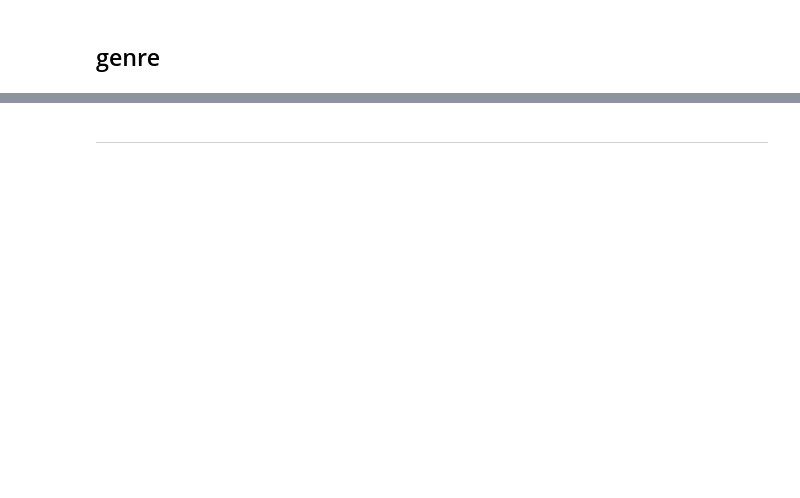
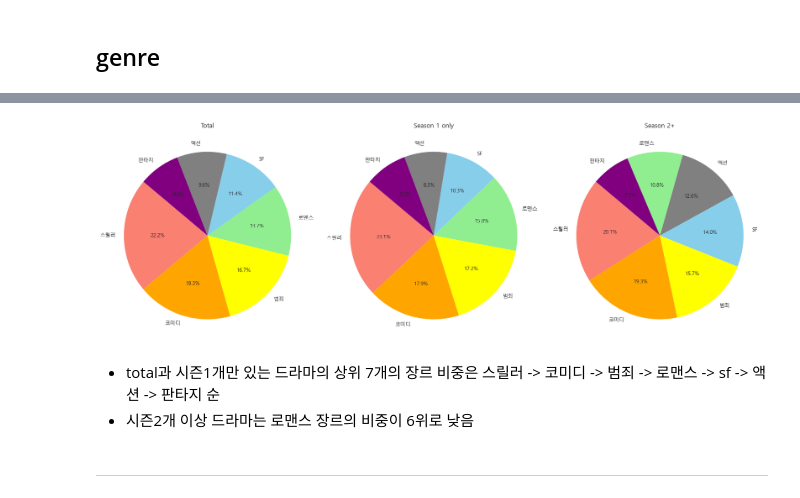
Before and after one commit to ML-project-3/ML_project, a Jupyter notebook: eda/s1s2_eda.ipynb, the cells around one changed output, grey strips where cells are left out. Saved outputs shown, nothing was run; the diff lists cells and outputs as text; code cells hidden in the pictures; blank space fills up the shorter version.

```diff
--- a/eda/s1s2_eda.ipynb
+++ b/eda/s1s2_eda.ipynb
@@ -491,12 +389,0 @@ Made in Europe: 20
-# %%
-# 장르
-genre = []
-for idx, row in df_2.iterrows():
-    tmp_list= row['genre'].split(', ')
-    for x in tmp_list:
-        genre.append(x)
-
-counts = Counter(genre)
-counts = sorted(counts.items(), key=lambda x: x[1], reverse=True)
-for element, count in counts[1:]:
-    print(f'{element}: {count}')
@@ -542,3 +392,55 @@ memory usage: 163.2+ KB
+# %%
+# 장르 분리 및 빈도 계산
+genre_counts = {}
+for df_temp, label in zip([df, df_1, df_2], ['df', 'df_1', 'df_2']):
+    all_genres = df_temp['genre'].str.split(', ').explode()
+    genre_counts[label] = Counter(all_genres)
+
+# 상위 7개 장르 선택
+top_7_genres = {}
+for label in ['df', 'df_1', 'df_2']:
+    top_7_genres[label] = genre_counts[label].most_common(7)
+
+# 색상 지정
+genre_colors = {
+    '스릴러': 'salmon',
+    '코미디': 'orange',
+    '범죄': 'yellow',
+    '로맨스': 'lightgreen',
+    'SF': 'skyblue',
+    '액션': 'gray',
+    '판타지': 'purple'
+}
+
+# 한글 폰트 설정
+font_path = 'C:/Windows/Fonts/malgun.ttf'  # Malgun Gothic 폰트 경로
+font_name = font_manager.FontProperties(fname=font_path).get_name()
+plt.rc('font', family=font_name)
+
+# 서브플롯 생성
+fig, axs = plt.subplots(1, 3, figsize=(18, 6))
+
+# 각 데이터프레임별로 파이 차트 그리기
+for i, label in enumerate(['df', 'df_1', 'df_2']):
+    top_7_genres_names = [genre for genre, count in top_7_genres[label]]
+    top_7_genres_counts = [count for genre, count in top_7_genres[label]]
+
+    # 장르별 색상 선택
+    colors = [genre_colors.get(genre, 'gray') for genre in top_7_genres_names]
+    axs[i].pie(top_7_genres_counts, labels=top_7_genres_names, autopct='%1.1f%%', startangle=140, colors=colors)
+    axs[i].set_aspect('equal')  # 원형의 모양을 유지하기 위해
+
+axs[0].set_title('Total')
+axs[1].set_title('Season 1 only')
+axs[2].set_title('Season 2+')
+
+plt.tight_layout()
+plt.show()
+# %% [output]
+[figure, added]
+# %% [markdown]
+- total과 시즌1개만 있는 드라마의 상위 7개의 장르 비중은 스릴러 -> 코미디 -> 범죄 -> 로맨스 -> sf -> 액션 -> 판타지 순
+- 시즌2개 이상 드라마는 로맨스 장르의 비중이 6위로  낮음
 # %% [markdown]
 ---
 # %%
```
Also changed, not shown: parts of 36 cells of this notebook, 2 other files.
